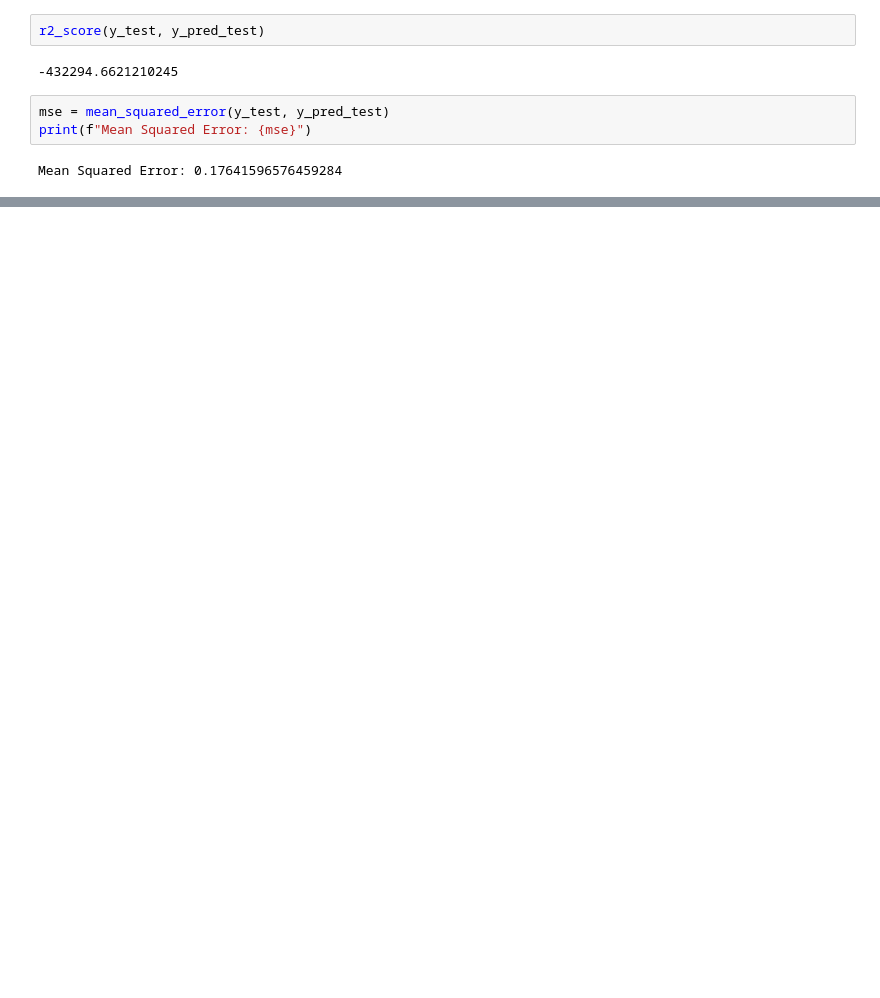
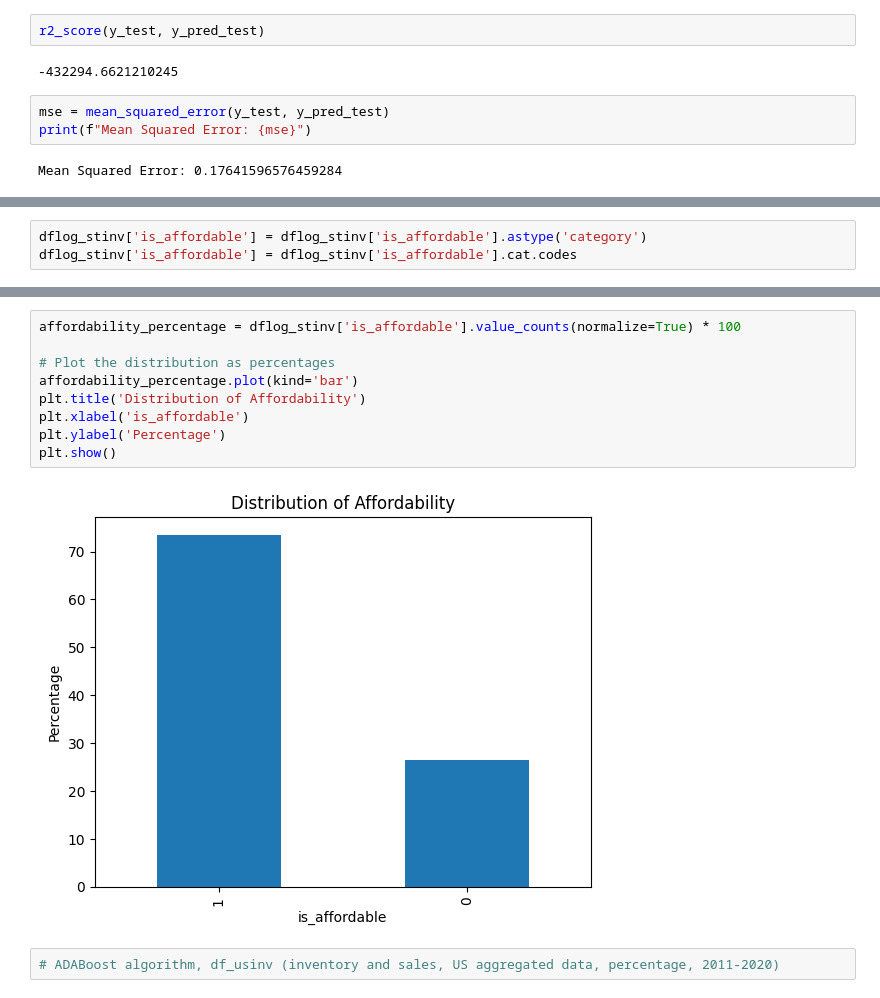
Before and after one commit to JessiPool/KaggleXProject, a Jupyter notebook: regressioninventory.ipynb, the cells around one changed output, grey strips where cells are left out. Saved outputs shown, nothing was run; the diff lists cells and outputs as text; blank space fills up the shorter version.

```diff
--- a/regressioninventory.ipynb
+++ b/regressioninventory.ipynb
@@ -238,0 +263,3 @@ Mean Squared Error: 0.17641596576459284
+# %%
+dflog_stinv['is_affordable'] = dflog_stinv['is_affordable'].astype('category')
+dflog_stinv['is_affordable'] = dflog_stinv['is_affordable'].cat.codes
@@ -238,0 +280,13 @@ Mean Squared Error: 0.17641596576459284
+# %%
+affordability_percentage = dflog_stinv['is_affordable'].value_counts(normalize=True) * 100
+
+# Plot the distribution as percentages
+affordability_percentage.plot(kind='bar')
+plt.title('Distribution of Affordability')
+plt.xlabel('is_affordable')
+plt.ylabel('Percentage')
+plt.show()
+# %% [output]
+[figure, added]
+# %%
+# ADABoost algorithm, df_usinv (inventory and sales, US aggregated data, percentage, 2011-2020)
```
Also changed, not shown: parts of 18 cells of this notebook.
